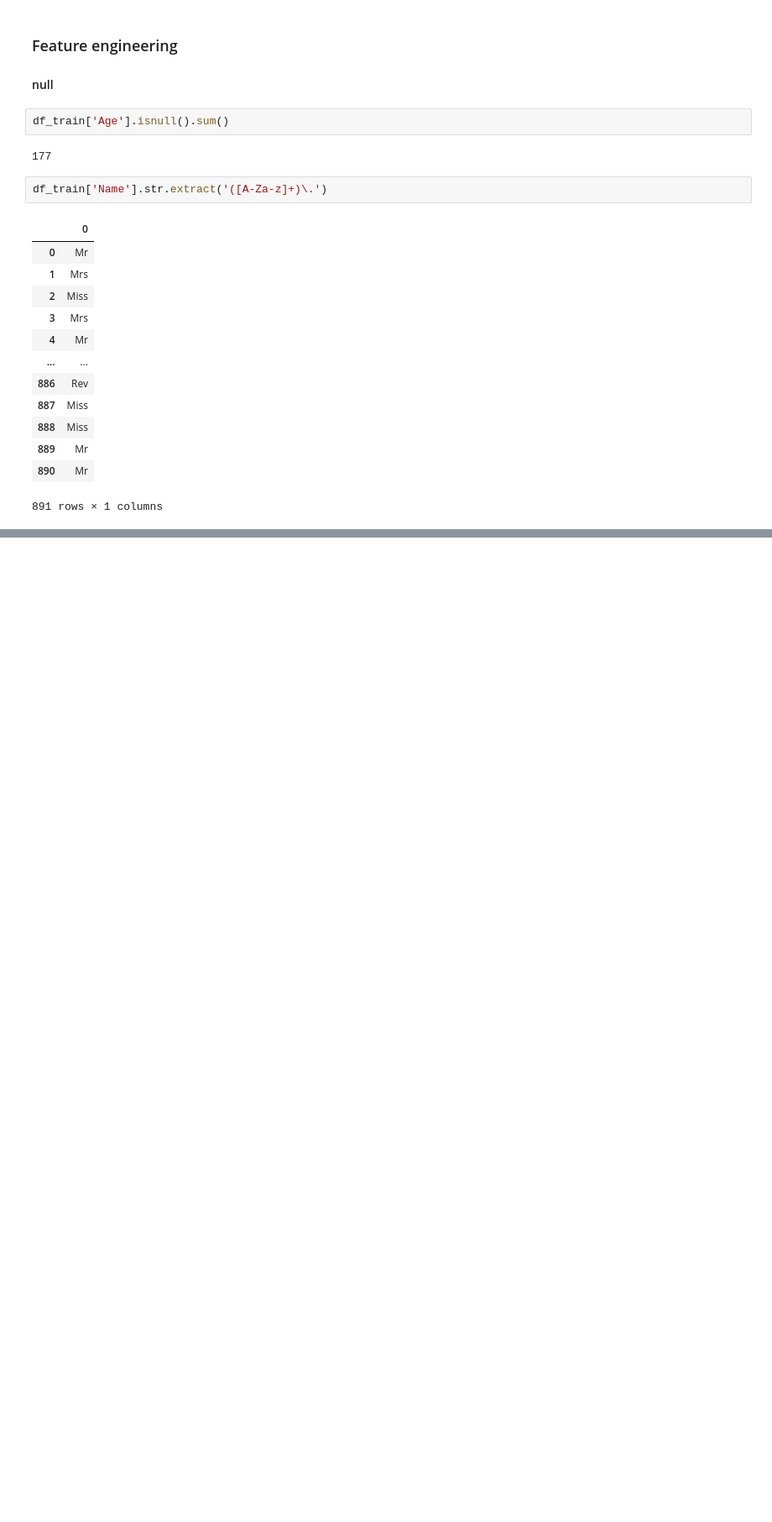
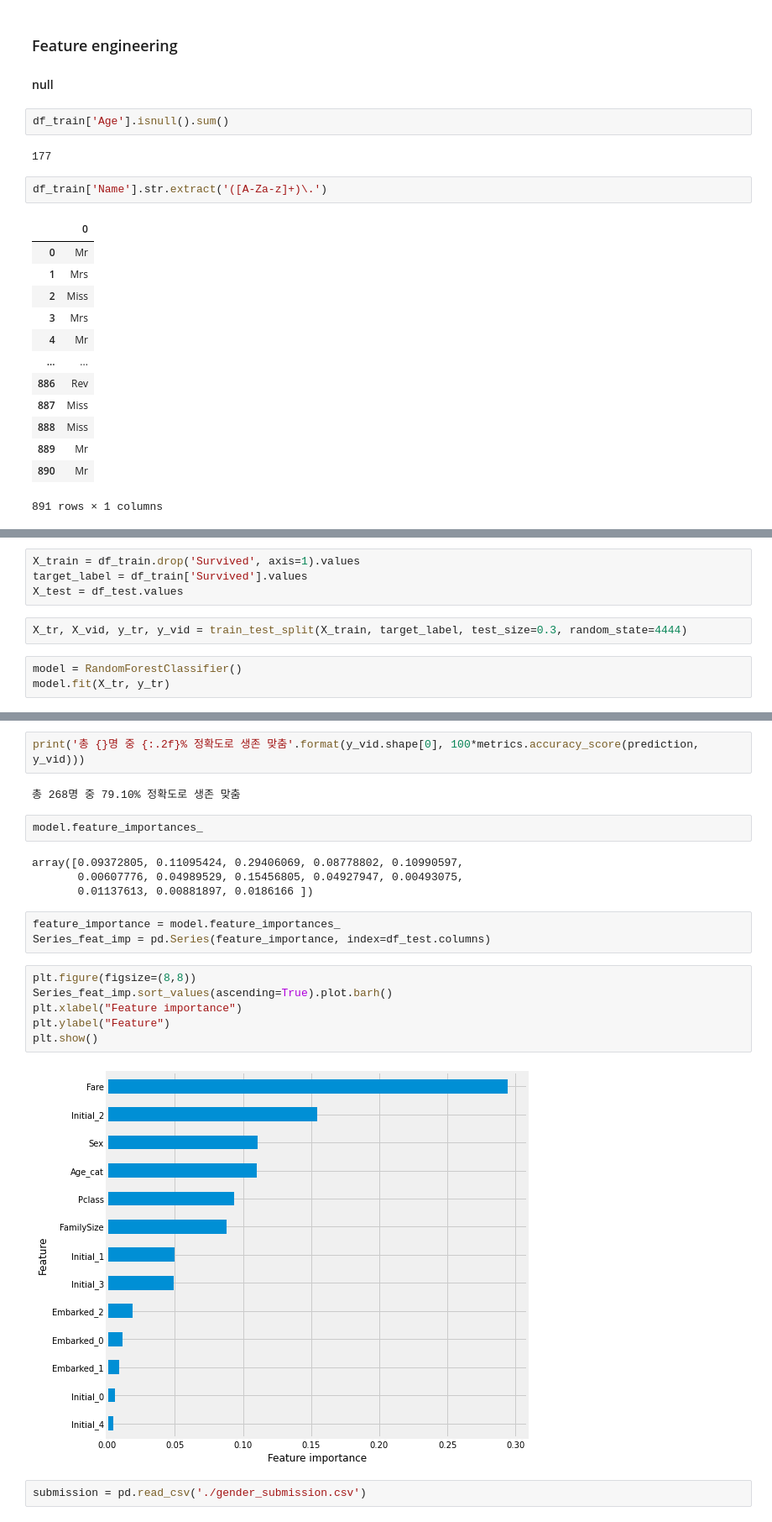
Before and after one commit to jsj267/Kaggle-Struggle, a Jupyter notebook: kaggle transcript/Titanic - you han lee.ipynb, the cells around one changed output, grey strips where cells are left out. Shown: that part at 84% size. Saved outputs shown, nothing was run; the diff lists cells and outputs as text; blank space fills up the shorter version.

```diff
--- a/kaggle transcript/Titanic - you han lee.ipynb
+++ b/kaggle transcript/Titanic - you han lee.ipynb
@@ -363,0 +635,9 @@ SyntaxError: invalid syntax (<ipython-input-37-fc3e94b00530>, line 1)
+# %%
+X_train = df_train.drop('Survived', axis=1).values
+target_label = df_train['Survived'].values
+X_test = df_test.values
+# %%
+X_tr, X_vid, y_tr, y_vid = train_test_split(X_train, target_label, test_size=0.3, random_state=4444)
+# %%
+model = RandomForestClassifier()
+model.fit(X_tr, y_tr)
@@ -363,0 +664,23 @@ SyntaxError: invalid syntax (<ipython-input-37-fc3e94b00530>, line 1)
+# %%
+print('총 {}명 중 {:.2f}% 정확도로 생존 맞춤'.format(y_vid.shape[0], 100*metrics.accuracy_score(prediction, y_vid)))
+# %% [output]
+총 268명 중 79.10% 정확도로 생존 맞춤
+# %%
+model.feature_importances_
+# %% [output]
+array([0.09372805, 0.11095424, 0.29406069, 0.08778802, 0.10990597,
+       0.00607776, 0.04989529, 0.15456805, 0.04927947, 0.00493075,
+       0.01137613, 0.00881897, 0.0186166 ])
+# %%
+feature_importance = model.feature_importances_
+Series_feat_imp = pd.Series(feature_importance, index=df_test.columns)
+# %%
+plt.figure(figsize=(8,8))
+Series_feat_imp.sort_values(ascending=True).plot.barh()
+plt.xlabel("Feature importance")
+plt.ylabel("Feature")
+plt.show()
+# %% [output]
+[figure, added]
+# %%
+submission = pd.read_csv('./gender_submission.csv')
```
Also changed, not shown: parts of 53 cells of this notebook.
